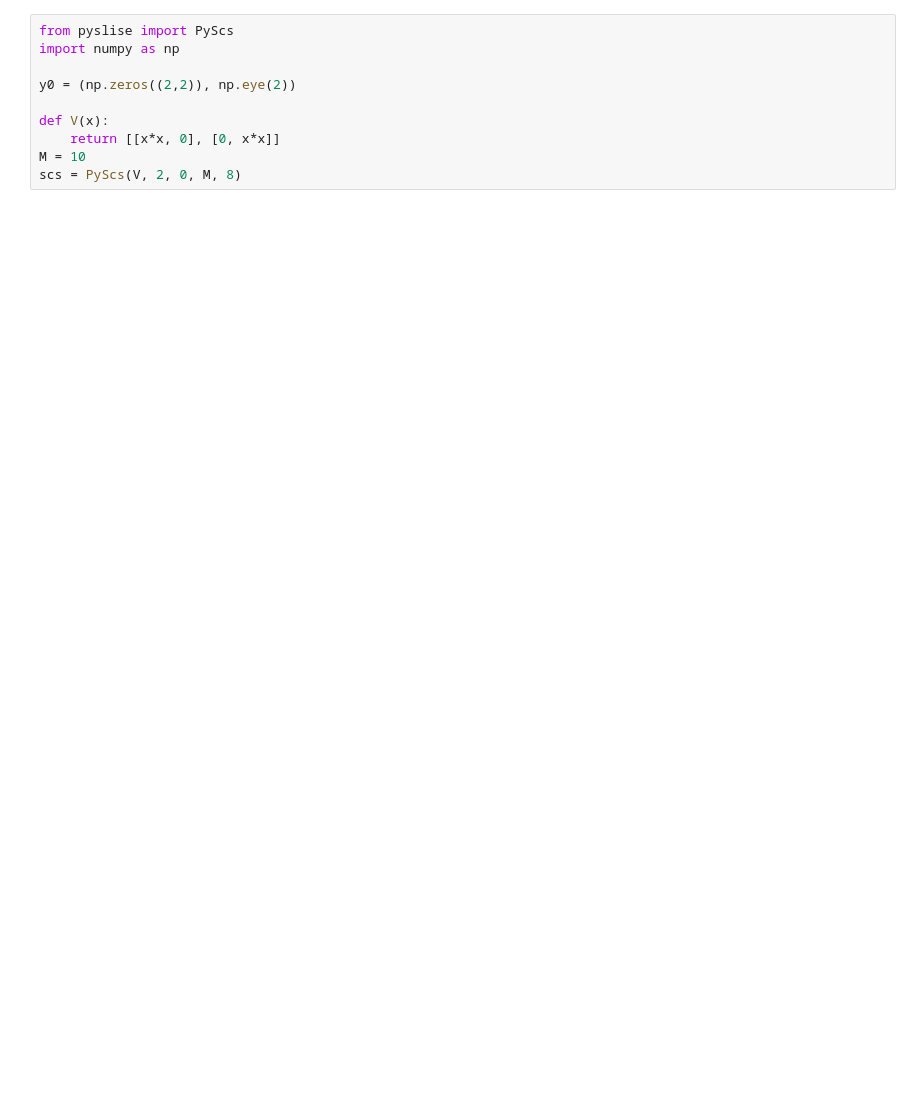
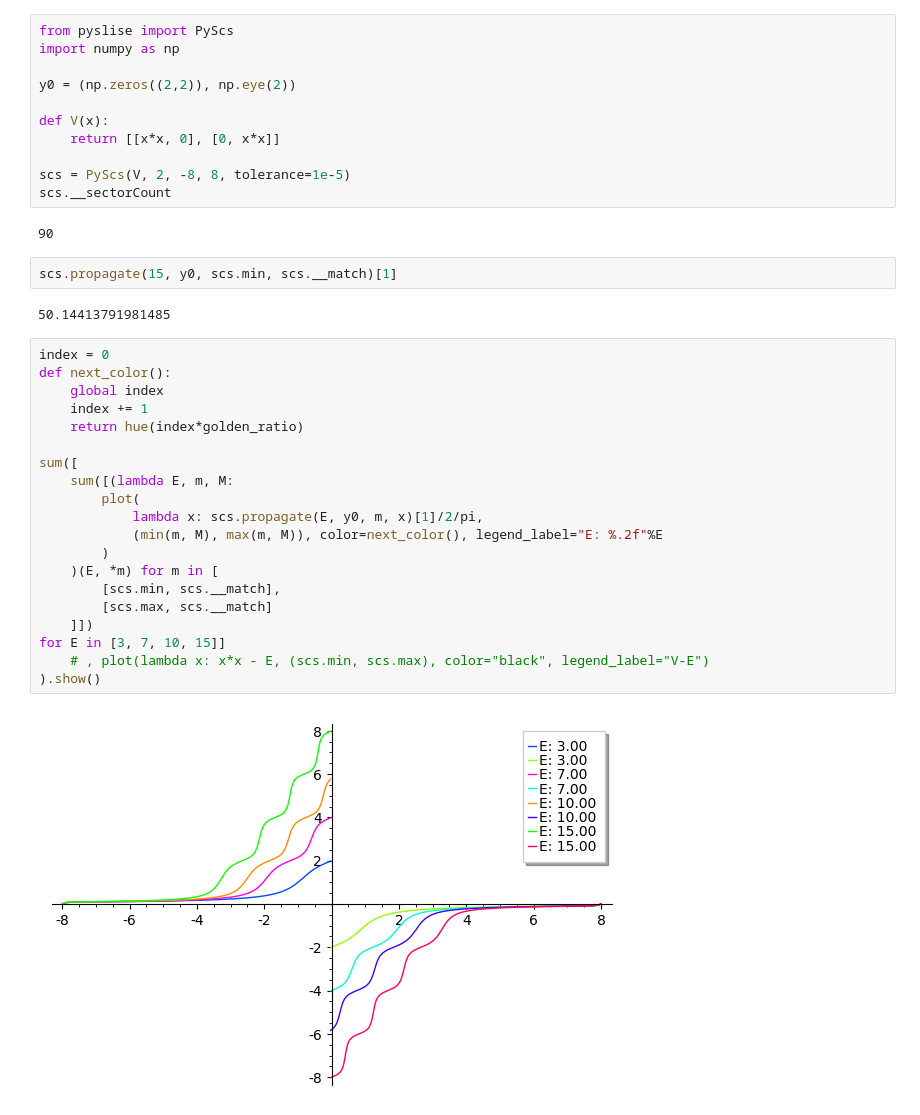
Before and after one commit to twist-numerical/matslise, a Jupyter notebook: notebooks/test_pyscs_x2.ipynb, the cells around one changed output. Cells and saved outputs as stored; diff of their text form; blank space fills up the shorter version.

```diff
--- a/notebooks/test_pyscs_x2.ipynb
+++ b/notebooks/test_pyscs_x2.ipynb
@@ -6,8 +6,37 @@ y0 = (np.zeros((2,2)), np.eye(2))
 
 def V(x):
     return [[x*x, 0], [0, x*x]]
-M = 10
-scs = PyScs(V, 2, 0, M, 8)
+
+scs = PyScs(V, 2, -8, 8, tolerance=1e-5)
+scs.__sectorCount
+# %% [output]
+90
+# %%
+scs.propagate(15, y0, scs.min, scs.__match)[1]
+# %% [output]
+50.14413791981485
+# %%
+index = 0
+def next_color():
+    global index
+    index += 1
+    return hue(index*golden_ratio)
+
+sum([
+    sum([(lambda E, m, M:
+        plot(
+            lambda x: scs.propagate(E, y0, m, x)[1]/2/pi,
+            (min(m, M), max(m, M)), color=next_color(), legend_label="E: %.2f"%E
+        )
+    )(E, *m) for m in [
+        [scs.min, scs.__match],
+        [scs.max, scs.__match]
+    ]])
+for E in [3, 7, 10, 15]]
+    # , plot(lambda x: x*x - E, (scs.min, scs.max), color="black", legend_label="V-E")
+).show()
+# %% [output]
+[figure, added]
 # %%
 def error(E):
     l, dl = map(matrix, scs.propagate(E, y0, scs.min, scs.__match)[0])
```
Also changed, not shown: parts of 13 cells of this notebook, 3 other files.
